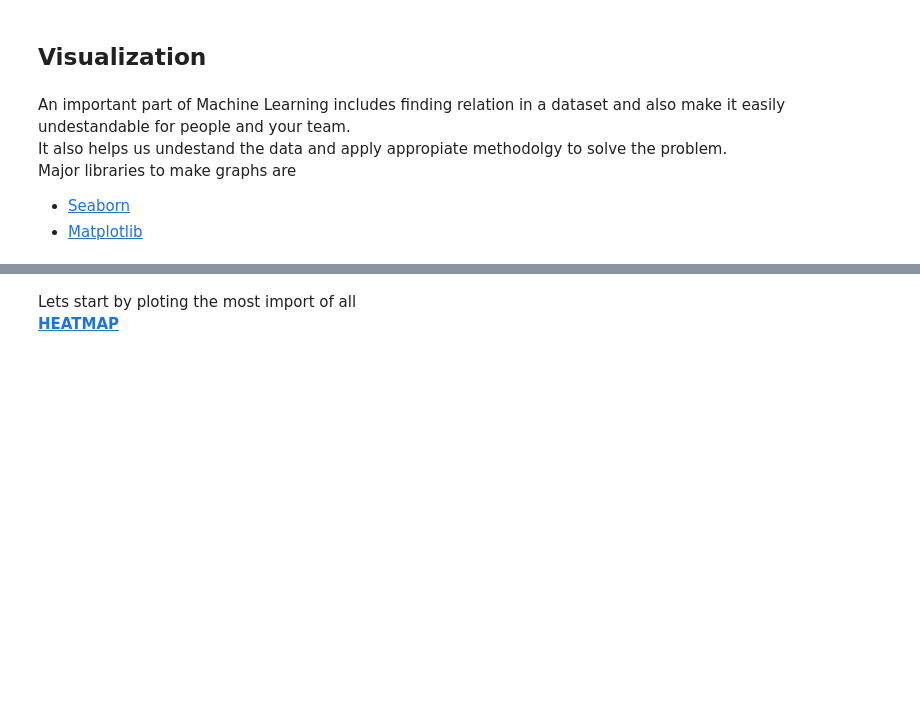
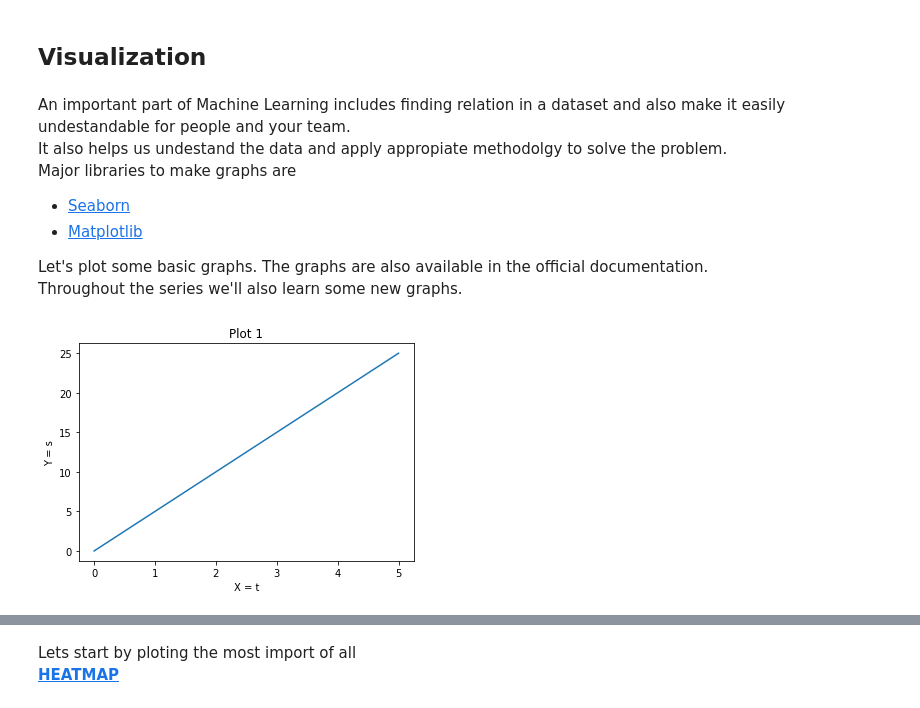
Before and after one commit to kabirnagpal/ML-Track, a Jupyter notebook: week 1.ipynb, the cells around one changed output, grey strips where cells are left out. Drawn from its saved outputs; the diff is of its cells as text; code cells hidden in the pictures; blank space fills up the shorter version.

```diff
--- a/week 1.ipynb
+++ b/week 1.ipynb
@@ -264,6 +264,20 @@ It also helps us undestand the data and apply appropiate methodolgy to solve the
 Major libraries to make graphs are
 * [Seaborn](https://seaborn.pydata.org/)
 * [Matplotlib](https://matplotlib.org/)
+
+Let's plot some basic graphs. The graphs are also available in the official documentation.
+Throughout the series we'll also learn some new graphs.
 # %%
 import matplotlib.pyplot as plt
 import seaborn as sns
+# %%
+t = [0.0, 2.0, 5.0 ]
+s = [ 0.0 , 10.0 , 25.0 ]
+
+plt.plot(t,s)
+plt.xlabel('X = t')
+plt.ylabel('Y = s')
+plt.title('Plot 1')
+plt.show()
+# %% [output]
+[figure, added]
```
Also changed, not shown: parts of 6 cells of this notebook, 8 other files.
